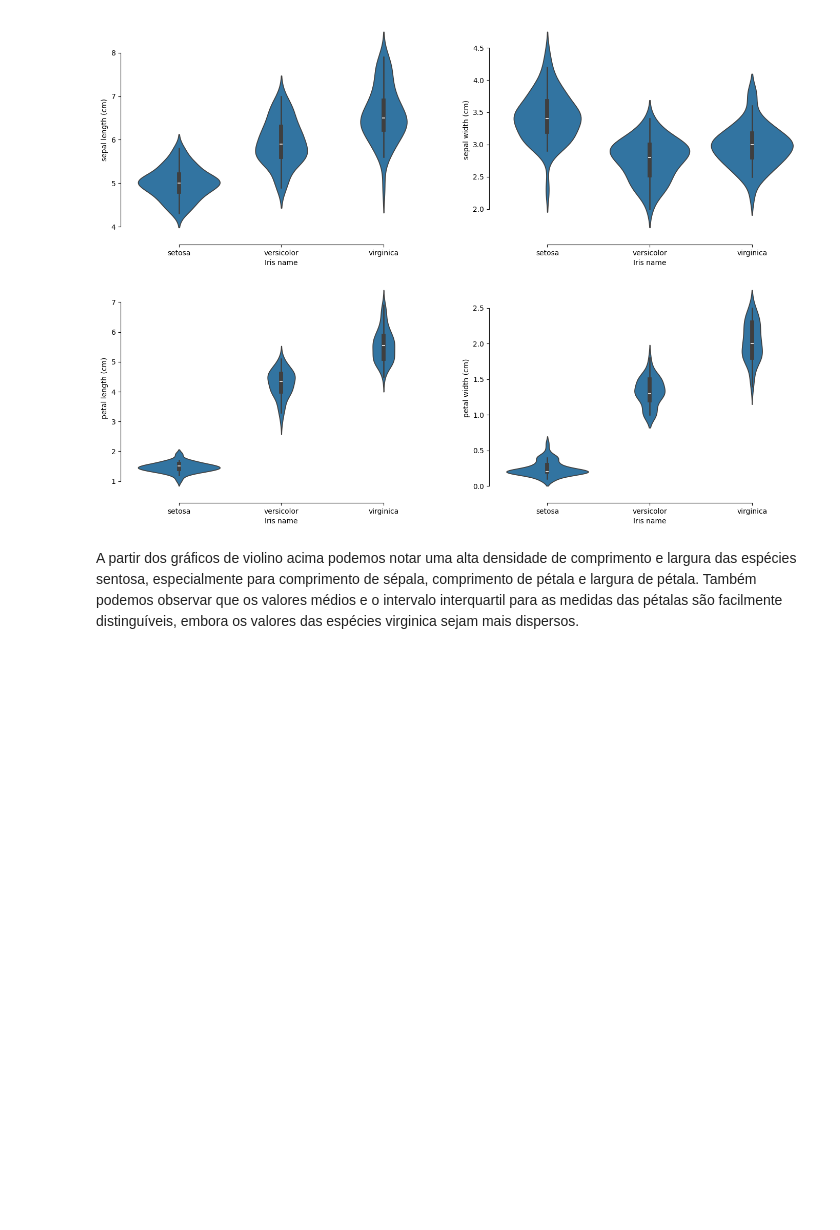
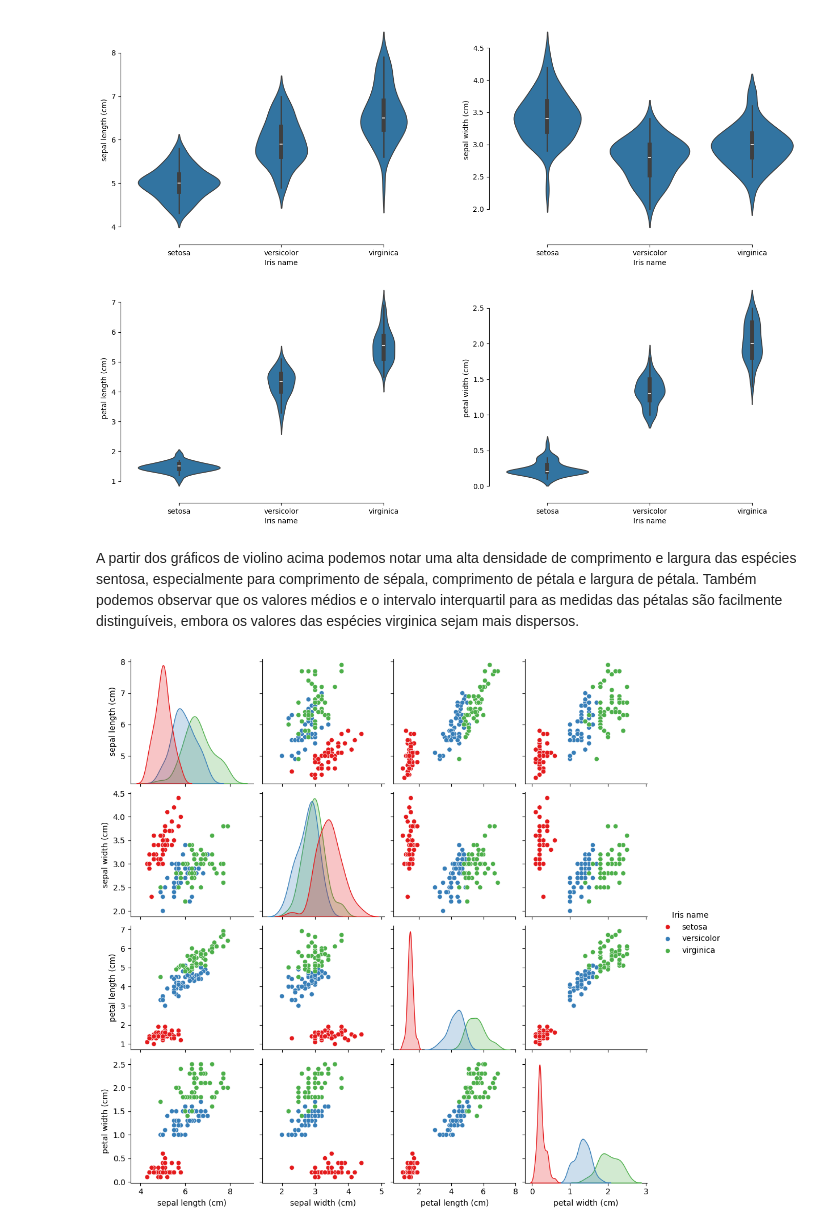
Before and after one commit to Heberson-Vinhote/dataset_iris_scikit-learn, a Jupyter notebook: dataset_iris.ipynb, the cells around one changed output. Cells and saved outputs as stored; diff of their text form; code cells hidden in the pictures; blank space fills up the shorter version.

```diff
--- a/dataset_iris.ipynb
+++ b/dataset_iris.ipynb
@@ -135,3 +123,7 @@ for meansurement in iris_df.columns[:-2]:
 [figure]
 # %% [markdown]
 A partir dos gráficos de violino acima podemos notar uma alta densidade de comprimento e largura das espécies sentosa, especialmente para comprimento de sépala, comprimento de pétala e largura de pétala. Também podemos observar que os valores médios e o intervalo interquartil para as medidas das pétalas são facilmente distinguíveis, embora os valores das espécies virginica sejam mais dispersos.
+# %%
+sns.pairplot(iris_df, hue = 'Iris name', vars= ['sepal length (cm)', 'sepal width (cm)', 'petal length (cm)', 'petal width (cm)'], palette= 'Set1');
+# %% [output]
+[figure, added]
```
Also changed, not shown: parts of 1 cell of this notebook.
